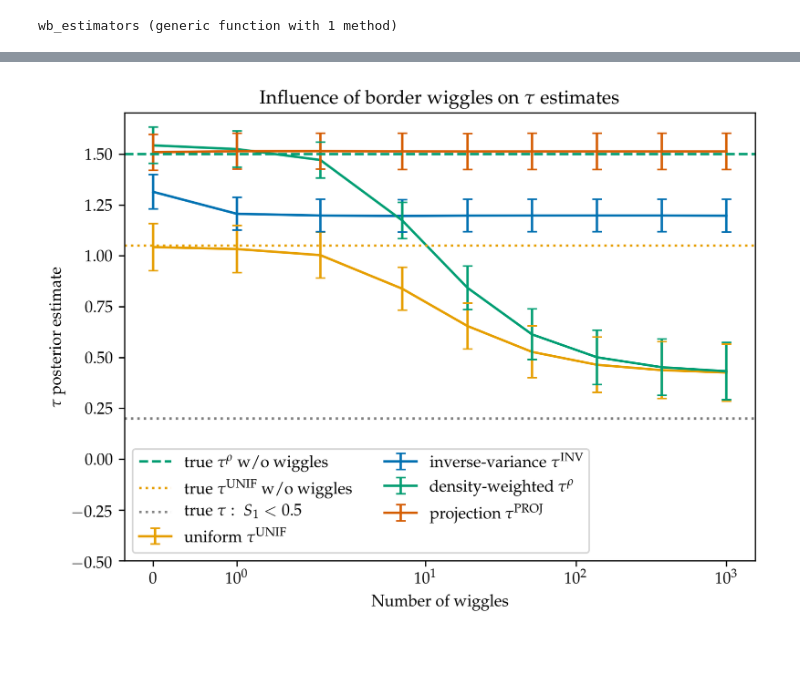
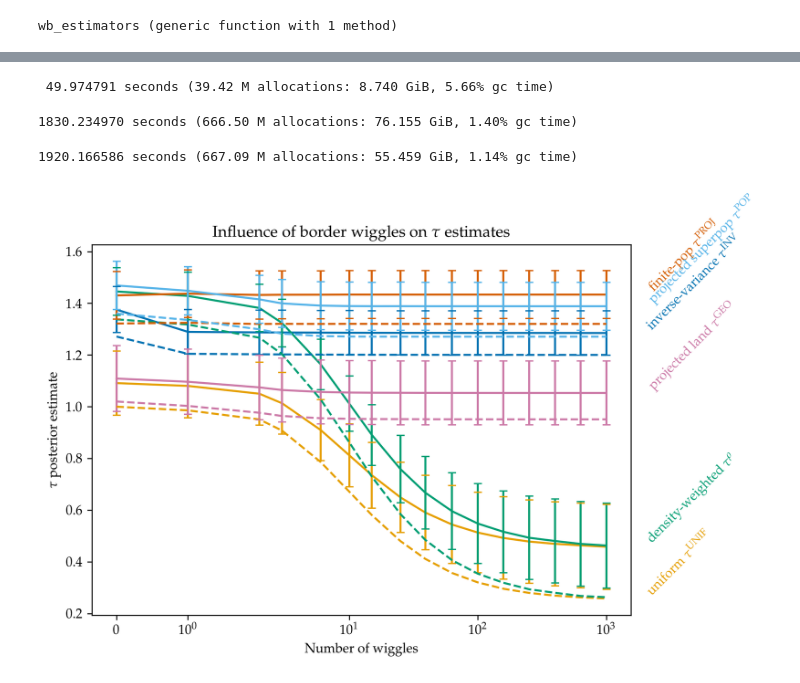
Before and after one commit to gwb/rdd-coverage, a Jupyter notebook: Maxime/Wiggly Boundaries.ipynb, the cells around one changed output, grey strips where cells are left out. Drawn from its saved outputs; the diff is of its cells as text; code cells hidden in the pictures; blank space fills up the shorter version.

Commit message:
add two more ATE estimators, update wiggle border simulation

```diff
--- a/Maxime/Wiggly Boundaries.ipynb
+++ b/Maxime/Wiggly Boundaries.ipynb
@@ -323,44 +417,72 @@ wb_estimators (generic function with 1 method)
+# %%
+# wb_estimators(wb_fit_treat, wb_fit_ctrol, 3);
+@time wb_estimators(wb_fit_treat, wb_fit_ctrol, 3);
+# %% [output]
+ 49.974791 seconds (39.42 M allocations: 8.740 GiB, 5.66% gc time)
 # %%
 # compute estimates
-wb_nwiggles_arr = Int64[0; floor.(logspace(0,3,8))]
-wb_estimates = [wb_estimators(wb_fit_treat, wb_fit_ctrol, n) for n in wb_nwiggles_arr]
+wb_nwiggles_arr = Int64[0; floor.(logspace(0,3,16))]
+wb_estimators(wb_fit_treat, wb_fit_ctrol, 3);
+@time wb_estimates = [wb_estimators(wb_fit_treat, wb_fit_ctrol, n) for n in wb_nwiggles_arr]
 ;
+# %% [output]
+1830.234970 seconds (666.50 M allocations: 76.155 GiB, 1.40% gc time)
+# %%
+@time estimands = [wb_estimands(wb_fit_treat, wb_fit_ctrol, n) for n in wb_nwiggles_arr]
+;
+# %% [output]
+1920.166586 seconds (667.09 M allocations: 55.459 GiB, 1.14% gc time)
 # %%
 function plot_estimates()
     plt.title(L"Influence of border wiggles on $\tau$ estimates")
     capsize=3
     cbbPalette = ["#000000", "#E69F00", "#56B4E9", "#009E73", "#F0E442",
                   "#0072B2", "#D55E00", "#CC79A7"]
-    plt.axhline(wb_τrho_true, label=L"true $\tau^{\rho}$ w/o wiggles",
-                color=cbbPalette[4], linestyle="--")
-    plt.axhline(wb_τunif_true, label=L"true $\tau^{\mathrm{UNIF}}$ w/o wiggles",
-                color=cbbPalette[2], linestyle=":")
-    plt.axhline(τtrue[1], label=L"true $\tau:~S_1<0.5$",
-                color="grey", linestyle=":")
+#     plt.axhline(wb_τrho_true, label=L"true $\tau^{\rho}$ w/o wiggles",
+#                 color=cbbPalette[4], linestyle="--")
+#     plt.axhline(wb_τunif_true, label=L"true $\tau^{\mathrm{UNIF}}$ w/o wiggles",
+#                 color=cbbPalette[2], linestyle=":")
+#     plt.axhline(τtrue[1], label=L"true $\tau:~S_1<0.5$",
+#                 color="grey", linestyle=":")
     for (iest, label, color) in zip(
-            1:4,
+            1:6,
              [L"uniform $\tau^{\mathrm{UNIF}}$",
               L"inverse-variance $\tau^{\mathrm{INV}}$",
               L"density-weighted $\tau^{\rho}$",
-              L"projection $\tau^{\mathrm{PROJ}}$"],
-             cbbPalette[[2,6,4,7]]
+              L"finite-pop $\tau^{\mathrm{PROJ}}$",
+              L"projected land $\tau^{\mathrm{GEO}}$",
+              L"projected superpop $\tau^{\mathrm{POP}}$",
+              ],
+             cbbPalette[[2,6,4,7,8,3]]
              )
+        y = [mean(wbe[iest]) for wbe in wb_estimates]
         plt.errorbar(wb_nwiggles_arr,
-            [mean(wbe[iest]) for wbe in wb_estimates],
+            y,
             yerr=[2*std(wbe[iest]) for wbe in wb_estimates],
             capsize=capsize,
             barsabove=true,
             color=color,
             label=label)
+        plt.plot(wb_nwiggles_arr,
+            [mean(wbe[iest]) for wbe in estimands],
+            color=color,
+            linestyle="--")
+        y_label = y[end]
+        if iest == 1
+            y_label -= 0.2
+        end
+        plt.text(x=2e3, y=y_label, s=label,
+                 color=color,
+                 rotation=45,
+                 verticalalignment="bottom"
+                 )
     end
     plt.xlabel("Number of wiggles")
     plt.ylabel(L"$\tau$ posterior estimate")
-    plt.ylim(-0.5)
     plt.gca()[:set_xscale]("symlog")
-
-    plt.legend(loc="lower left", ncol=2)
 end
+plt.plt[:interactive](false)
 plot_estimates()
 ;
 # %% [output]
-[figure, old version]
+[figure, new version]
```
Also changed, not shown: parts of 25 cells of this notebook, 17 other files.
